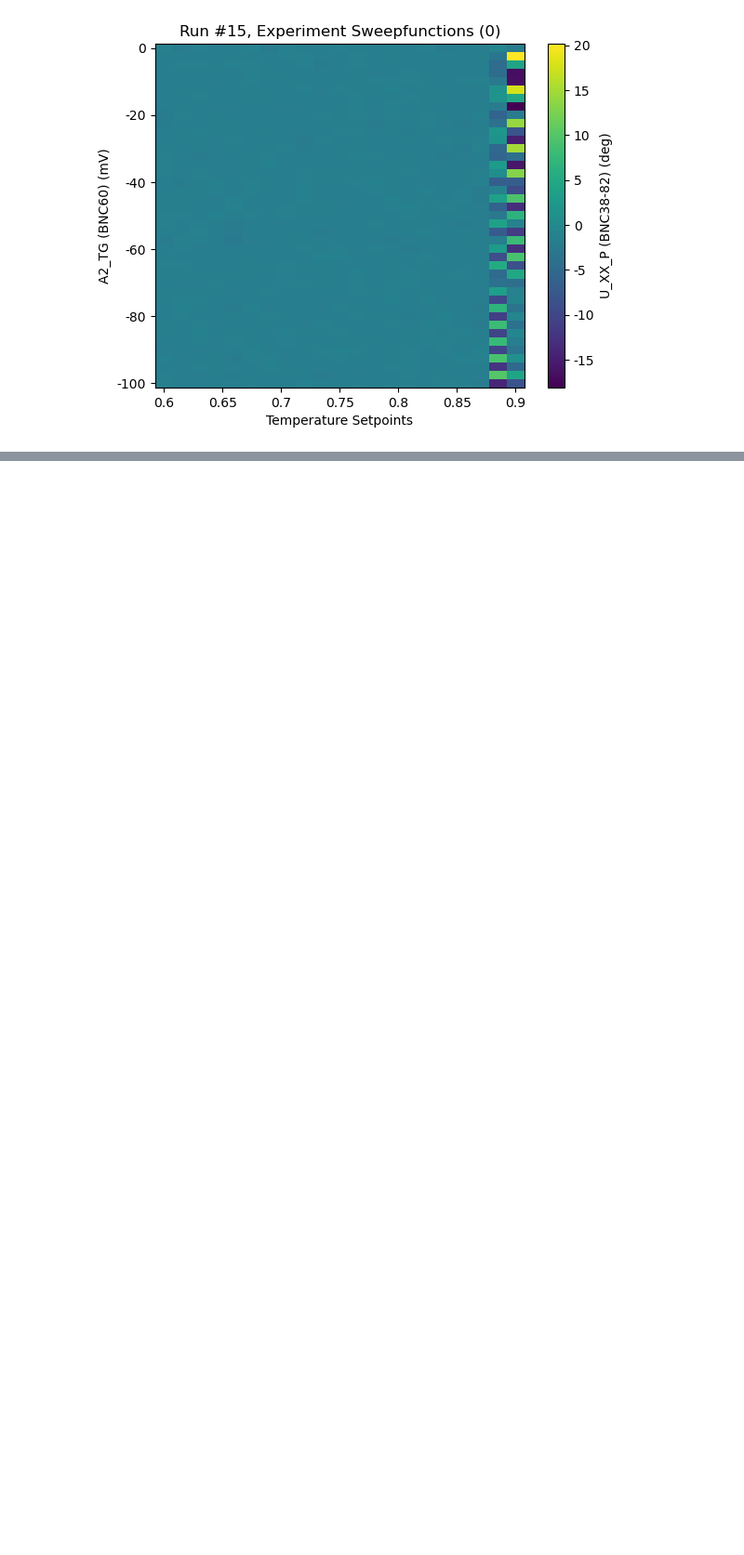
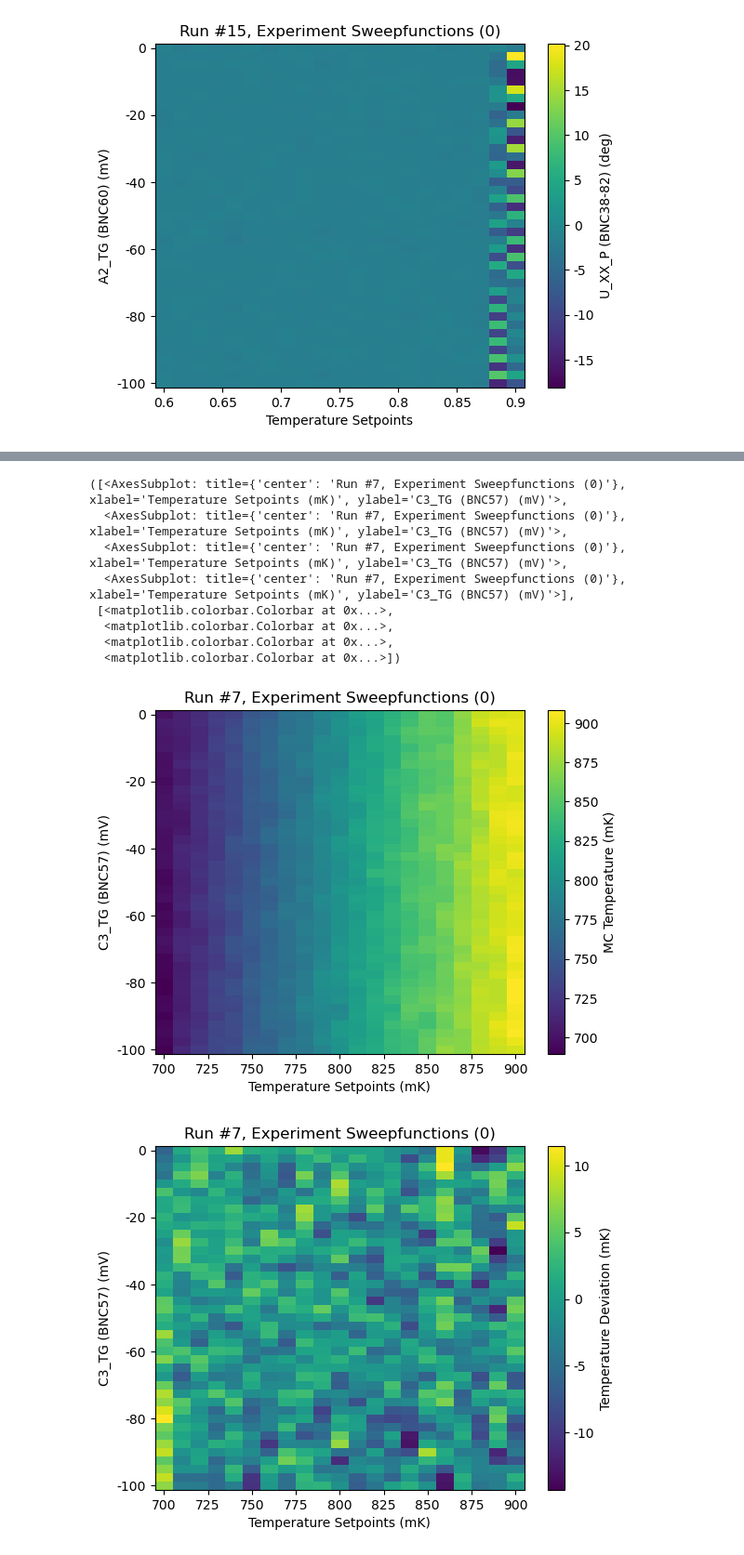
Before and after one commit to FredWolff/Triton, a Jupyter notebook: logbook.ipynb, the cells around one changed output, grey strips where cells are left out. Shown at 93% size. Cells and saved outputs as stored; diff of their text form; code cells hidden in the pictures; blank space fills up the shorter version.

```diff
--- a/logbook.ipynb
+++ b/logbook.ipynb
@@ -752,0 +898,13 @@ _move_to_setpoint(
+# %%
+plot_by_id(7)
+# %% [output]
+([<AxesSubplot: title={'center': 'Run #7, Experiment Sweepfunctions (0)'}, xlabel='Temperature Setpoints (mK)', ylabel='C3_TG (BNC57) (mV)'>,
+  <AxesSubplot: title={'center': 'Run #7, Experiment Sweepfunctions (0)'}, xlabel='Temperature Setpoints (mK)', ylabel='C3_TG (BNC57) (mV)'>,
+  <AxesSubplot: title={'center': 'Run #7, Experiment Sweepfunctions (0)'}, xlabel='Temperature Setpoints (mK)', ylabel='C3_TG (BNC57) (mV)'>,
+  <AxesSubplot: title={'center': 'Run #7, Experiment Sweepfunctions (0)'}, xlabel='Temperature Setpoints (mK)', ylabel='C3_TG (BNC57) (mV)'>],
+ [<matplotlib.colorbar.Colorbar at 0x...>,
+  <matplotlib.colorbar.Colorbar at 0x...>,
+  <matplotlib.colorbar.Colorbar at 0x...>,
+  <matplotlib.colorbar.Colorbar at 0x...>])
+[figure, added]
+[figure, added]
```
Also changed, not shown: parts of 35 cells of this notebook, 1 other file.
